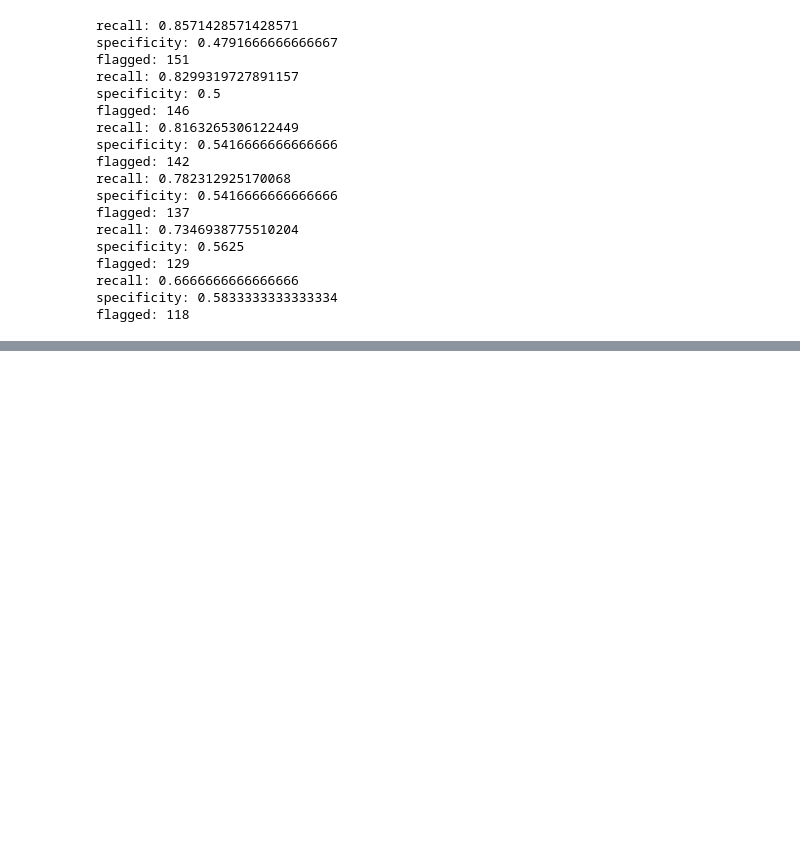
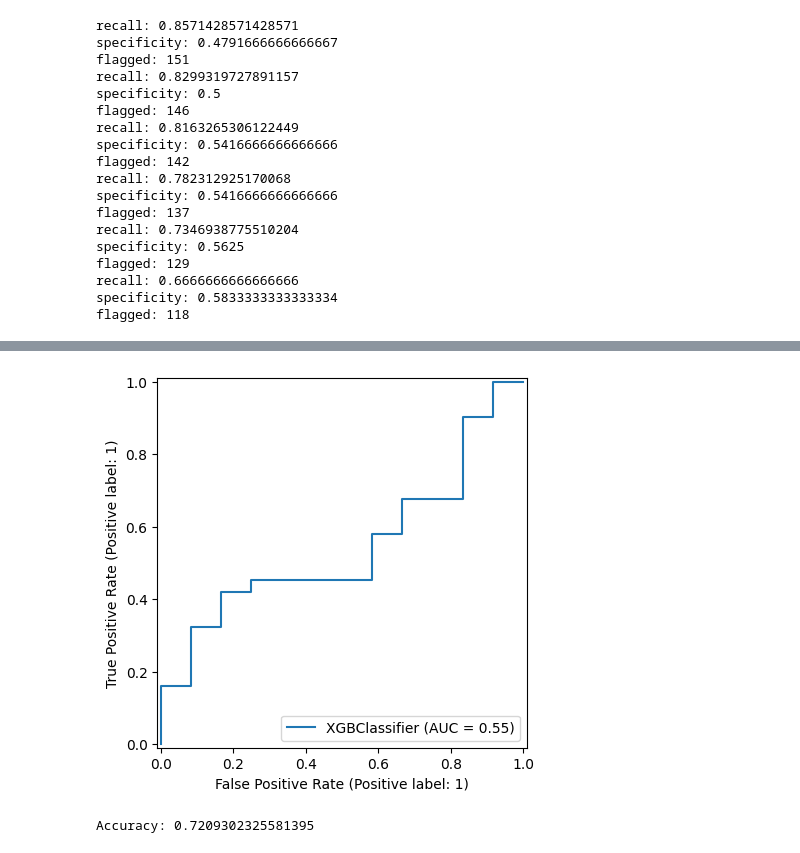
Before and after one commit to youelfissha23-boop/parkinsons-voice-screening, a Jupyter notebook: notebooks/01_leakage_safe_evaluation.ipynb, the cells around one changed output, grey strips where cells are left out. Drawn from its saved outputs; the diff is of its cells as text; code cells hidden in the pictures; blank space fills up the shorter version.

```diff
--- a/notebooks/01_leakage_safe_evaluation.ipynb
+++ b/notebooks/01_leakage_safe_evaluation.ipynb
@@ -236,0 +292,11 @@ flagged: 118
+# %%
+from sklearn.metrics import RocCurveDisplay
+xg = XGBClassifier(learning_rate=0.1, max_depth=20, verbosity=2, random_state=42)
+xg.fit(X_train, y_train)
+y_pred = xg.predict(X_test)
+
+# Using the modern replacement to plot the ROC Curve
+RocCurveDisplay.from_estimator(xg, X_test, y_test)
+plt.show()
+print("Accuracy:", accuracy_score(y_test, y_pred))
+# %% [output]
@@ -236,0 +304,2 @@ flagged: 118
+[figure, added]
+Accuracy: 0.7209302325581395
```
Also changed, not shown: parts of 13 cells of this notebook.
